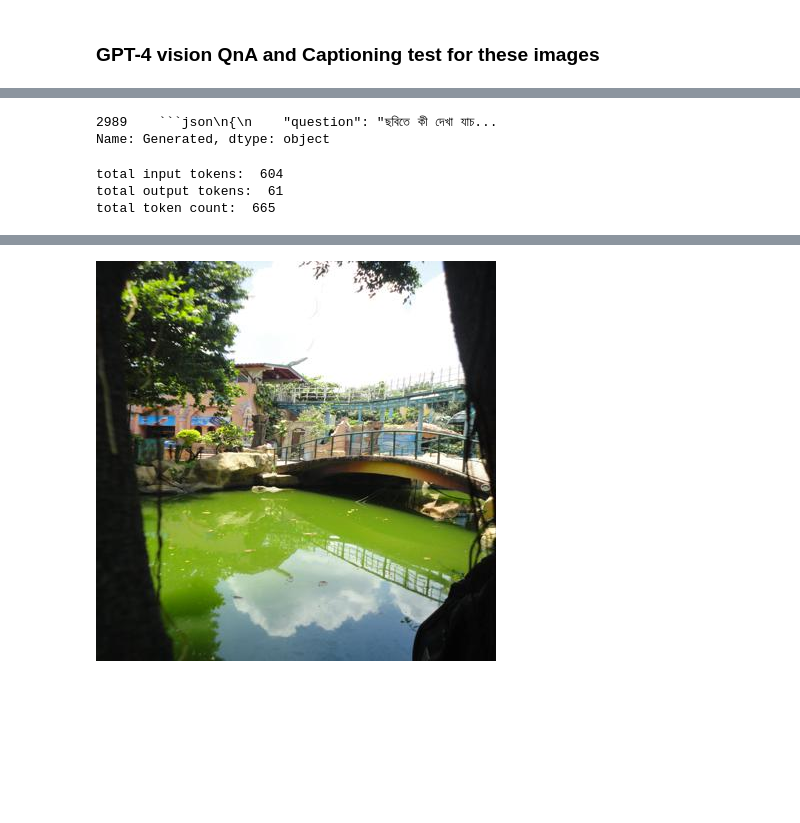
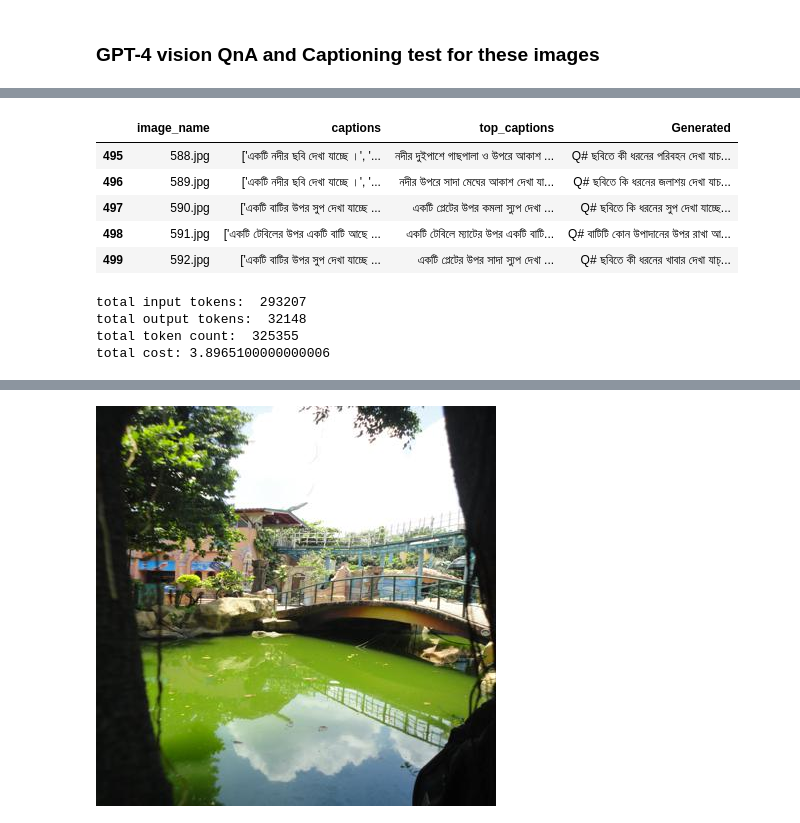
Before and after one commit to souroveskb/VQA, a Jupyter notebook: data_validation.ipynb, the cells around one changed output, grey strips where cells are left out. Cells and saved outputs as stored; diff of their text form; code cells hidden in the pictures; blank space fills up the shorter version.

````diff
--- a/data_validation.ipynb
+++ b/data_validation.ipynb
@@ -185,9 +157,10 @@ df[190:215]
 # %%
 # validation.loc[:,'Generated'] = None
-df = pd.read_csv("bornon-dataset.csv")
+# df.loc[:,'Generated'] = None
+# df = pd.read_csv("bornon-dataset.csv")
 # %%
 import time
 
-sliced_df = df[400:401]
-sliced_df.head(10)
+sliced_df = df[200:500]
+# sliced_df.head(10)
 # validation.loc[validation['image_name'] == rows['image_name'], 'Generated'] = res
@@ -227,16 +215,22 @@ done:  1
 # %%
-sliced_df['Generated']
+sliced_df.tail()
 # %% [output]
-2989    ```json\n{\n    "question": "ছবিতে কী দেখা যাচ...
-Name: Generated, dtype: object
+|  | image_name | captions | top_captions | Generated |
+| 495 | 588.jpg | ['একটি নদীর ছবি দেখা যাচ্ছে ।', '... | নদীর দুইপাশে গাছপালা ও উপরে আকাশ ... | Q# ছবিতে কী ধরনের পরিবহন দেখা যাচ... |
+| 496 | 589.jpg | ['একটি নদীর ছবি দেখা যাচ্ছে ।', '... | নদীর উপরে সাদা মেঘের আকাশ দেখা যা... | Q# ছবিতে কি ধরনের জলাশয় দেখা যাচ... |
+| 497 | 590.jpg | ['একটি বাটির উপর সুপ দেখা যাচ্ছে ... | একটি প্লেটের উপর কমলা স্যুপ দেখা ... | Q# ছবিতে কি ধরনের সুপ দেখা যাচ্ছে... |
+| 498 | 591.jpg | ['একটি টেবিলের উপর একটি বাটি আছে ... | একটি টেবিলে ম্যাটের উপর একটি বাটি... | Q# বাটিটি কোন উপাদানের উপর রাখা আ... |
+| 499 | 592.jpg | ['একটি বাটির উপর সুপ দেখা যাচ্ছে ... | একটি প্লেটের উপর সাদা স্যুপ দেখা ... | Q# ছবিতে কী ধরনের খাবার দেখা যাচ্... |
 # %%
 print("total input tokens: ", total_input_tokens)
 print("total output tokens: ", total_output_tokens)
 print("total token count: " , total_tokens)
+print(f"total cost: {total_input_tokens * 1e-5 + total_output_tokens * 3e-5}")
 # %% [output]
-total input tokens:  604
-total output tokens:  61
-total token count:  665
+total input tokens:  293207
+total output tokens:  32148
+total token count:  325355
+total cost: 3.8965100000000006
 # %%
 # validation['Generated'] = validation['image_name'].apply(res)
 # res
````
Also changed, not shown: parts of 21 cells of this notebook, 3 other files.
